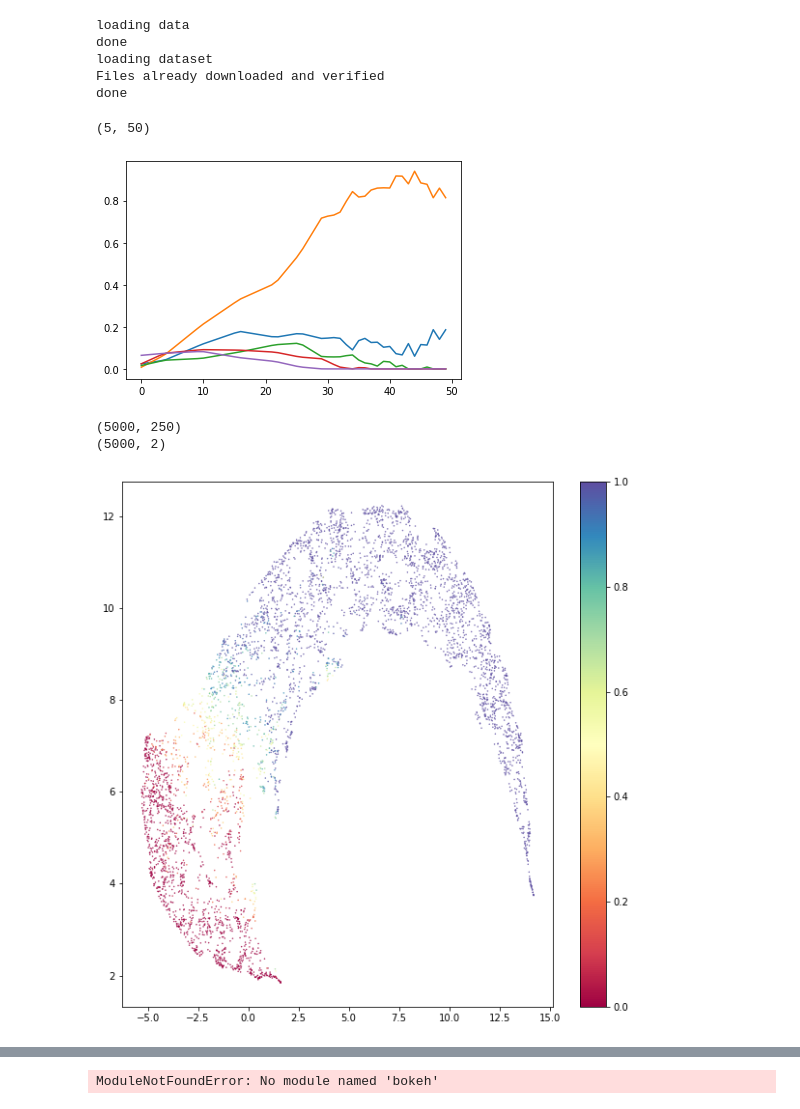
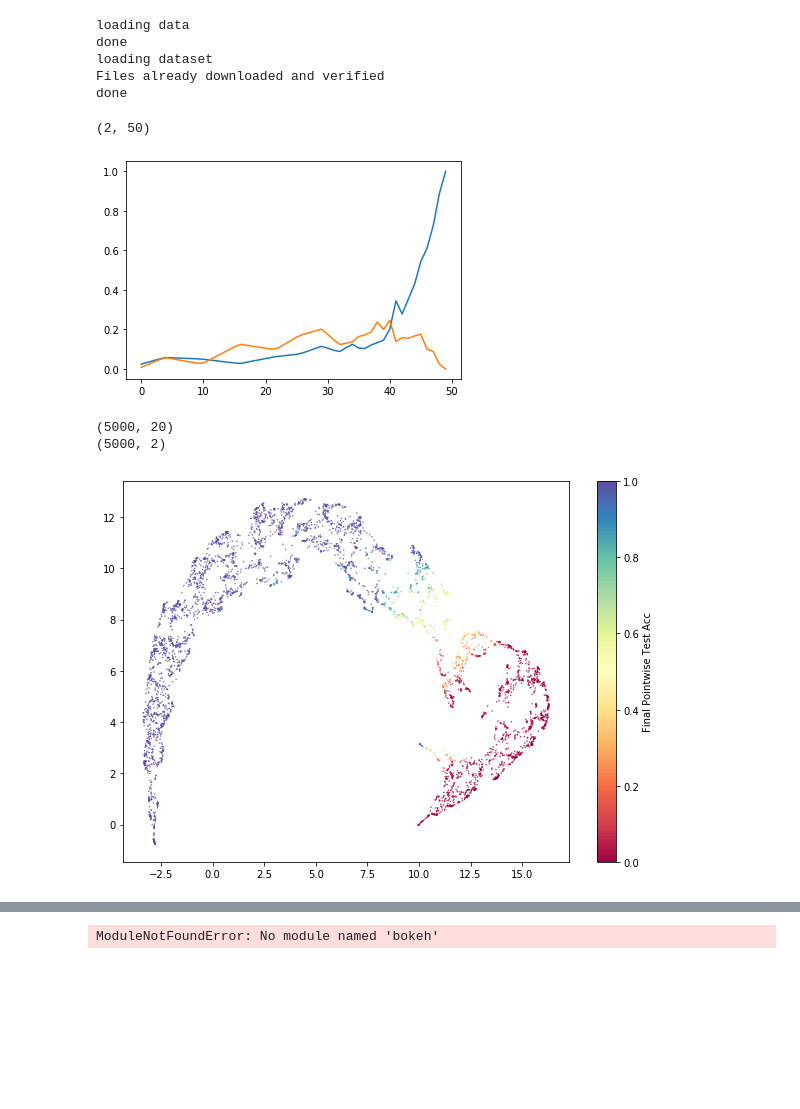
Before and after one commit to nikhil-ghosh-berkeley/dist-shift, a Jupyter notebook: preetum/dec23_fingerprint.ipynb, the cells around one changed output, grey strips where cells are left out. Drawn from its saved outputs; the diff is of its cells as text; code cells hidden in the pictures; blank space fills up the shorter version.

```diff
--- a/preetum/dec23_fingerprint.ipynb
+++ b/preetum/dec23_fingerprint.ipynb
@@ -131,33 +131,35 @@ def get_embedding(index, G=grouped[name]['ClipViTB32'], topk=5, gridpts=50):
         embed.append(yy)
     return np.array(embed) # topk x gridpts
 # %%
-e = get_embedding(np.random.randint(10000), topk=5)
+e = get_embedding(np.random.randint(10000), topk=2, gridpts=50)
 print(e.shape)
 plt.figure()
 for i in range(len(e)):
     plt.plot(e[i])
 plt.show()
 # %% [output]
-(5, 50)
+(2, 50)
-[figure, old version]
+[figure, new version]
 # %%
 N = 5000
-X = np.array([ get_embedding(i, topk=5).flatten() for i in range(N) ])
+TOPK = 2
+GRIDPTS = 10
+X = np.array([ get_embedding(i, topk=TOPK, gridpts=GRIDPTS).flatten() for i in range(N) ])
 print(X.shape)
 
-Xt = umap.UMAP().fit_transform(X)
+Xt = umap.UMAP(min_dist=0.0, n_neighbors=10).fit_transform(X)
 print(Xt.shape)
 
 final_accs = np.array([G["freqs"][i, yi, -1] for i, yi in enumerate(ytest)])
 
-plt.figure(figsize=(10,10))
+plt.figure(figsize=(10,7))
 sc = plt.scatter(Xt[:, 0], Xt[:, 1], s=0.2, c=final_accs[:N], cmap='Spectral')
-plt.colorbar(sc)
+plt.colorbar(sc, label='Final Pointwise Test Acc')
 plt.show()
 # %% [output]
-(5000, 250)
+(5000, 20)
 (5000, 2)
-[figure, old version]
+[figure, new version]
 # %%
 plt.figure(figsize=(10,7))
 sc = plt.scatter(Xt[:, 0], Xt[:, 1], s=0.2, c=final_accs[:N], cmap='Spectral')
```
Also changed, not shown: parts of 1 cell of this notebook.
